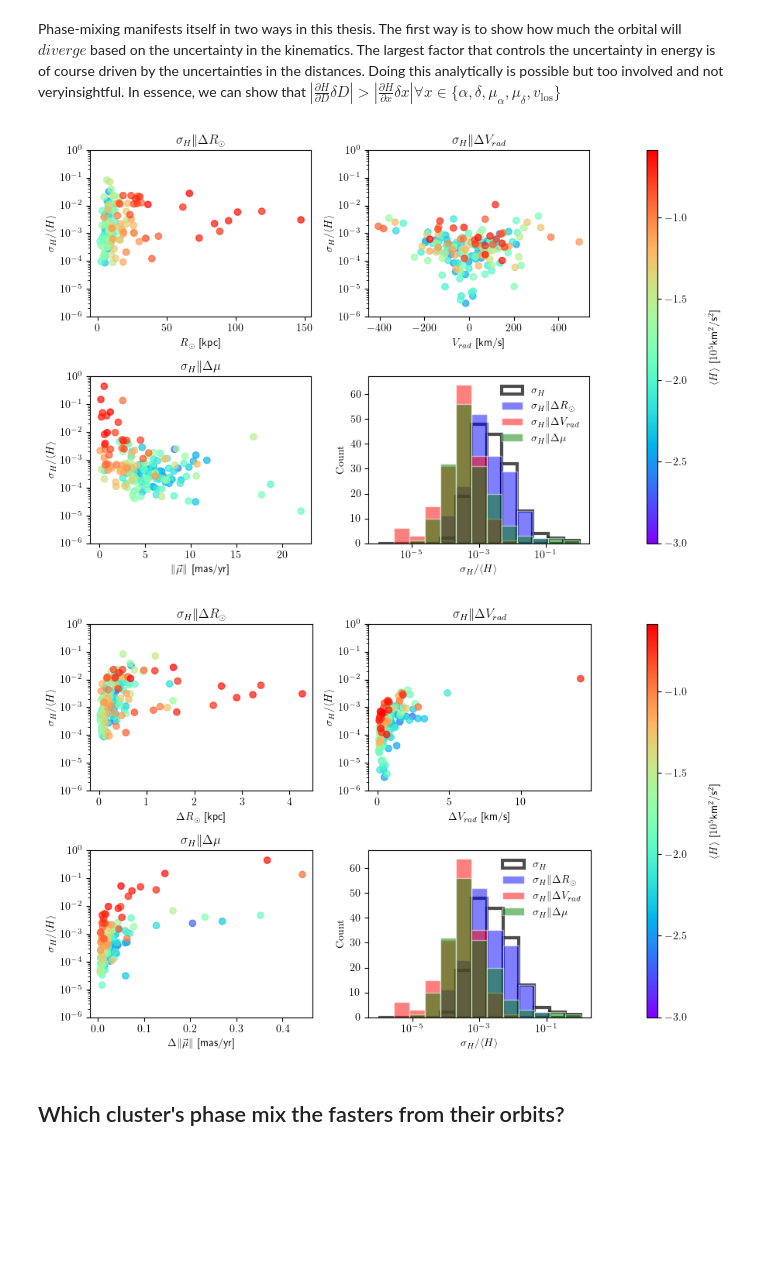
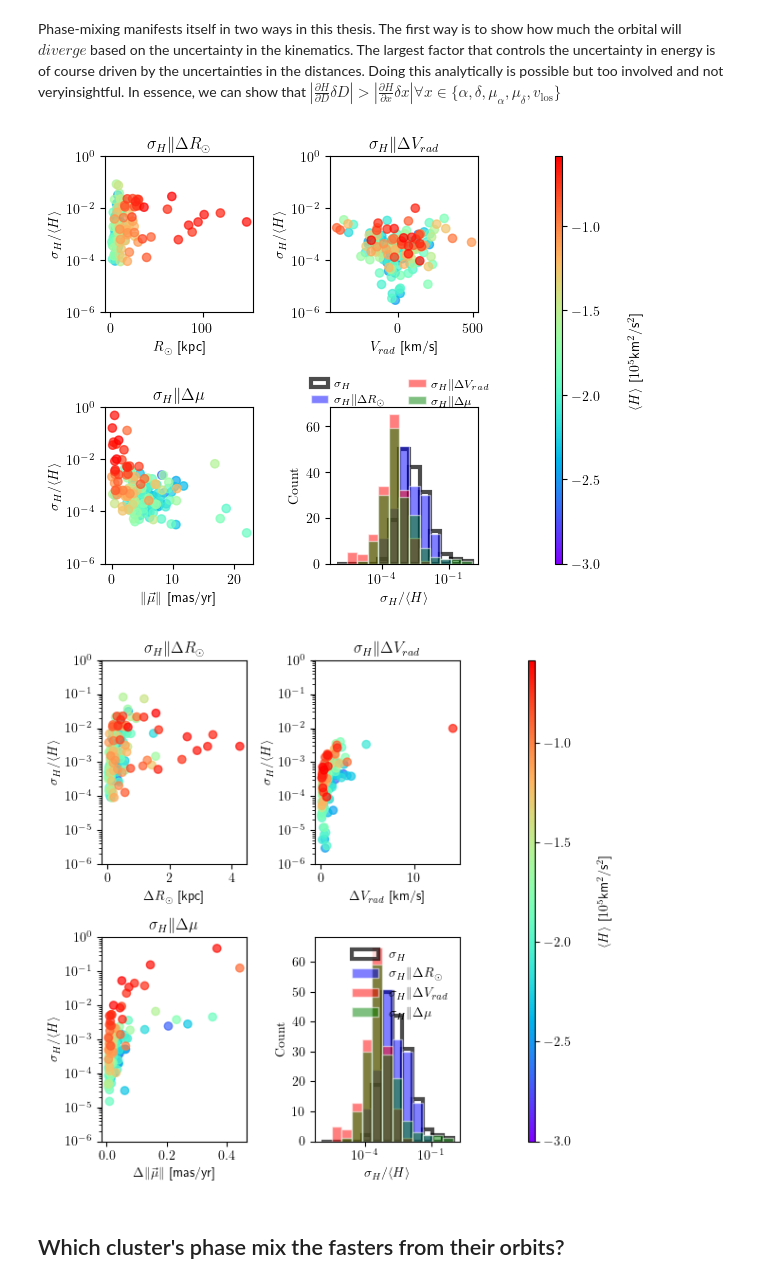
Before and after one commit to salvatore-ferrone/phd-thesis-ferrone, a Jupyter notebook: demos/phaseMixing/energyErrorAnalysis.ipynb, the cells around one changed output. Saved outputs shown, nothing was run; the diff lists cells and outputs as text; code cells hidden in the pictures; blank space fills up the shorter version.

```diff
--- a/demos/phaseMixing/energyErrorAnalysis.ipynb
+++ b/demos/phaseMixing/energyErrorAnalysis.ipynb
@@ -216,7 +216,7 @@ norm = mpl.colors.Normalize(vmin=H_means.min()//1e5, vmax=H_means.max()/1e5)
 # now get the colors for each based on the mean energy
 colors = plt.cm.rainbow(norm(H_means/1e5))
 
-fig= plt.figure(figsize=(9, 6))
+fig= plt.figure(figsize=(8.25-2, 5))
 gs = fig.add_gridspec(2, 3, height_ratios=[1, 1], width_ratios=[1, 1, 0.05])
 axis1 = fig.add_subplot(gs[0, 0])
 axis2 = fig.add_subplot(gs[0, 1])
@@ -244,42 +244,42 @@ axis3.set_xlabel(r'$\|\vec{\mu}\|$ [mas/yr]')
 axis3.set_ylabel(r'$\sigma_{H}/\langle H \rangle$')
 axis3.set_title(r'$\sigma_{H}\| \Delta \mu$')
 
 
 axis4 = fig.add_subplot(gs[1, 1])
 bins = np.logspace(-6, 0, 14)
 quantity = np.abs(H_stds[:,3]/H_means)
 counts = np.histogram(quantity, bins=bins)[0]
 quantityD = np.abs(H_stds[:,0]/H_means)
 quantityRV = np.abs(H_stds[:,1]/H_means)
 quantitymu = np.abs(H_stds[:,2]/H_means)
 counts_over_D = np.histogram(quantityD, bins=bins)[0]
 counts_over_RV = np.histogram(quantityRV, bins=bins)[0]
 counts_over_mu = np.histogram(quantitymu, bins=bins)[0]
 bin_centers = 0.5 * (bins[:-1] + bins[1:])
 axis4.bar(bin_centers, counts, width=np.diff(bins),         color="white", alpha=0.7, edgecolor='black',zorder=0,linewidth=3, label=r'$\sigma_{H}$')
 axis4.bar(bin_centers, counts_over_D, width=np.diff(bins),  color='blue',  edgecolor="white",  alpha=0.5, label=r'$\sigma_{H}\| \Delta R_{\odot}$')
 axis4.bar(bin_centers, counts_over_RV, width=np.diff(bins), color='red',   edgecolor="white", alpha=0.5, label=r'$\sigma_{H}\| \Delta V_{rad}$')
 axis4.bar(bin_centers, counts_over_mu, width=np.diff(bins), color='green', edgecolor="white", alpha=0.5, label=r'$\sigma_{H}\| \Delta \mu$')
 axis4.set_xscale('log')
 axis4.set_xlabel(r'$\sigma_{H}/\langle H \rangle$')
 axis4.set_ylabel(r'$\mathrm{Count}$')
-axis4.legend(frameon=False)
+axis4.legend(frameon=False, loc='upper right', fontsize="small", handlelength=1.5, handletextpad=0.5,ncol=2,bbox_to_anchor=(1.15, 1.25))
 
 sm = plt.cm.ScalarMappable(cmap='rainbow', norm=norm)
 sm.set_array([])
 cbar = fig.colorbar(sm, cax=cbar_ax)
 cbar.set_label(r'$\langle H \rangle$ [$10^5$km$^2$/s$^2$]', labelpad=20)
 fig.tight_layout()
 fig.savefig("../../tempImages/energy_sensitivity_analysis_MWGCS_to_distance_RV_mu.png", bbox_inches='tight',dpi=300)
 # %% [output]
-[figure, old version]
+[figure, new version]
 # %%
 # make the color based on the initial orbital energy
 norm = mpl.colors.Normalize(vmin=H_means.min()//1e5, vmax=H_means.max()/1e5)
 # now get the colors for each based on the mean energy
 colors = plt.cm.rainbow(norm(H_means/1e5))
 
-fig= plt.figure(figsize=(9, 6))
+fig= plt.figure(figsize=(8.25-2, 6))
 gs = fig.add_gridspec(2, 3, height_ratios=[1, 1], width_ratios=[1, 1, 0.05])
 axis1 = fig.add_subplot(gs[0, 0])
 axis2 = fig.add_subplot(gs[0, 1])
@@ -326,7 +326,7 @@ axis4.bar(bin_centers, counts_over_mu, width=np.diff(bins), color='green', edgec
 axis4.set_xscale('log')
 axis4.set_xlabel(r'$\sigma_{H}/\langle H \rangle$')
 axis4.set_ylabel(r'$\mathrm{Count}$')
-axis4.legend(frameon=False)
+axis4.legend(frameon=False, loc='upper right', fontsize="small", handlelength=1.5, handletextpad=0.5,ncol=2,bbox_to_anchor=(1.15, 1.25))
 
 sm = plt.cm.ScalarMappable(cmap='rainbow', norm=norm)
 sm.set_array([])
@@ -336,7 +336,7 @@ fig.tight_layout()
 
 fig.savefig("../../tempImages/energy_sensitivity_analysis_MWGCS_to_errors.png", bbox_inches='tight',dpi=300)
 # %% [output]
-[figure, old version]
+[figure, new version]
 # %% [markdown]
 ## Which cluster's phase mix the fasters from their orbits?
 # %%
```
Also changed, not shown: parts of 3 cells of this notebook, 51 other files.
